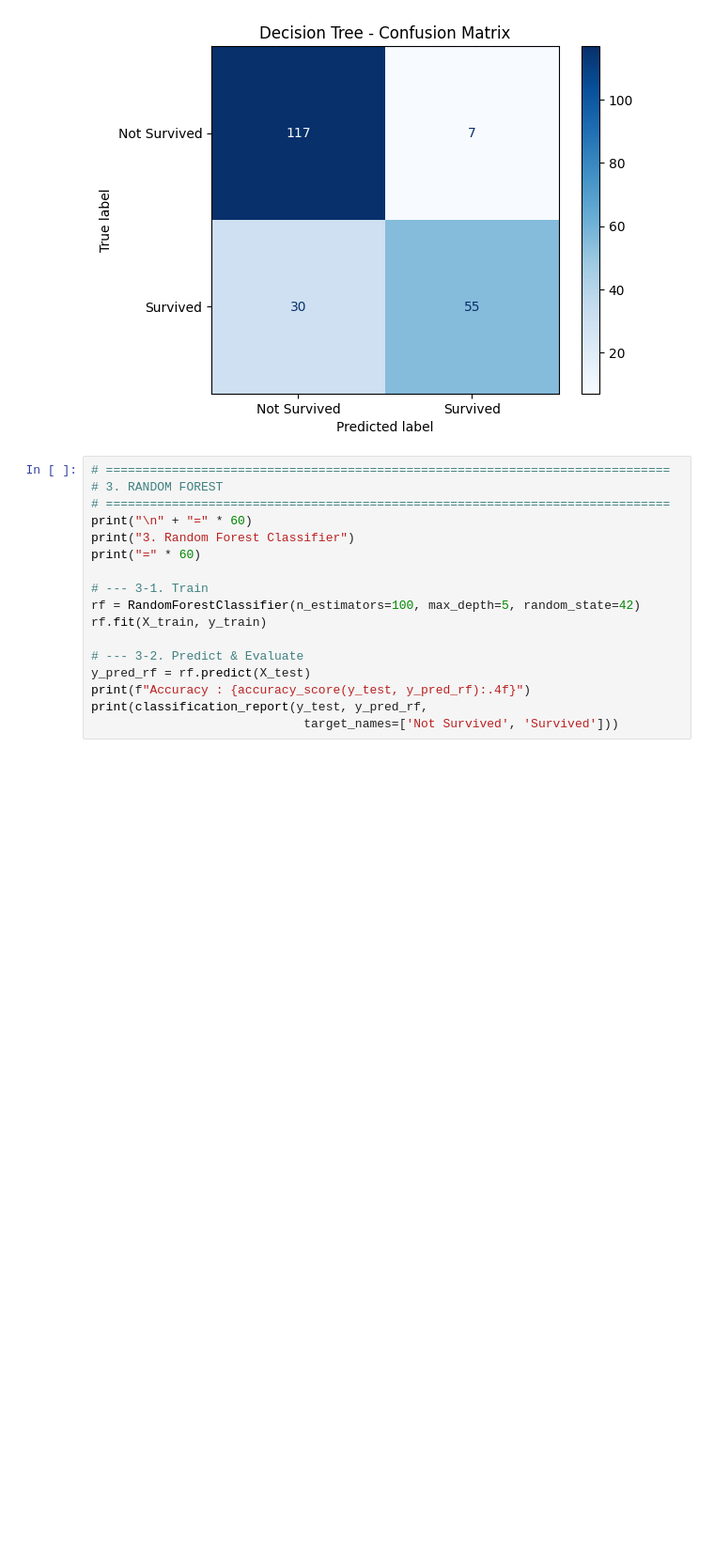
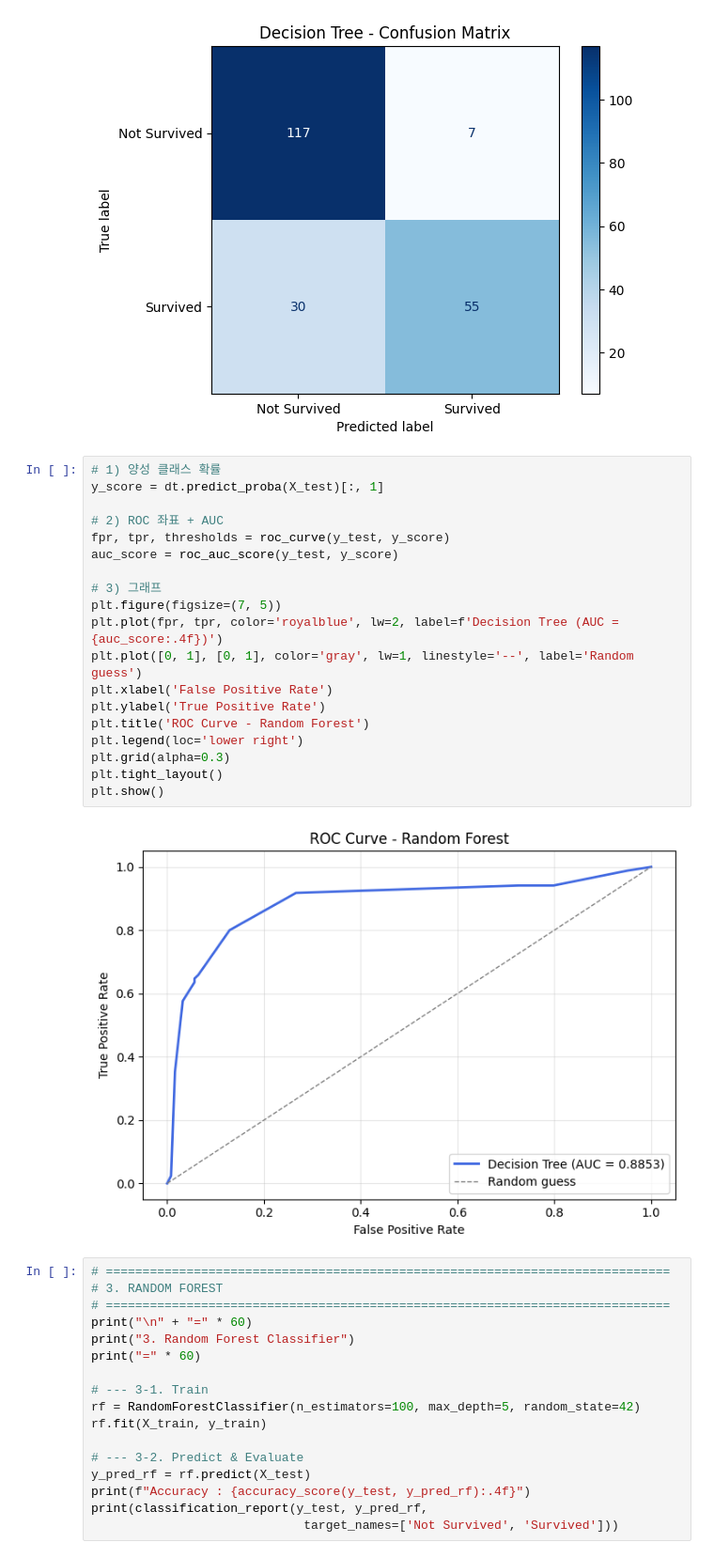
Before and after one commit to erickimkorea/ML_Training, a Jupyter notebook: d3_classification/03_01_Classification.ipynb, the cells around one changed output. Shown at 94% size. Saved outputs shown, nothing was run; the diff lists cells and outputs as text; blank space fills up the shorter version.

```diff
--- a/d3_classification/03_01_Classification.ipynb
+++ b/d3_classification/03_01_Classification.ipynb
@@ -152,6 +175,27 @@ plt.show()
 plt.close()
 # %% [output]
 [figure]
+# %%
+# 1) 양성 클래스 확률
+y_score = dt.predict_proba(X_test)[:, 1]
+
+# 2) ROC 좌표 + AUC
+fpr, tpr, thresholds = roc_curve(y_test, y_score)
+auc_score = roc_auc_score(y_test, y_score)
+
+# 3) 그래프
+plt.figure(figsize=(7, 5))
+plt.plot(fpr, tpr, color='royalblue', lw=2, label=f'Decision Tree (AUC = {auc_score:.4f})')
+plt.plot([0, 1], [0, 1], color='gray', lw=1, linestyle='--', label='Random guess')
+plt.xlabel('False Positive Rate')
+plt.ylabel('True Positive Rate')
+plt.title('ROC Curve - Random Forest')
+plt.legend(loc='lower right')
+plt.grid(alpha=0.3)
+plt.tight_layout()
+plt.show()
+# %% [output]
+[figure, added]
 # %%
 # =============================================================================
 # 3. RANDOM FOREST
```
Also changed, not shown: parts of 8 cells of this notebook, 6 other files.
